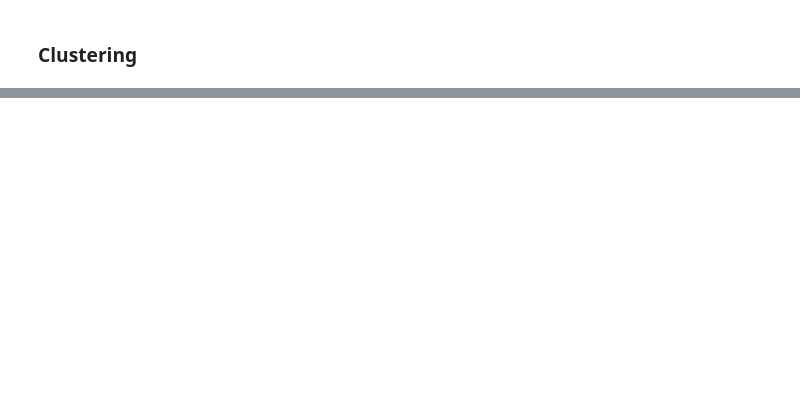
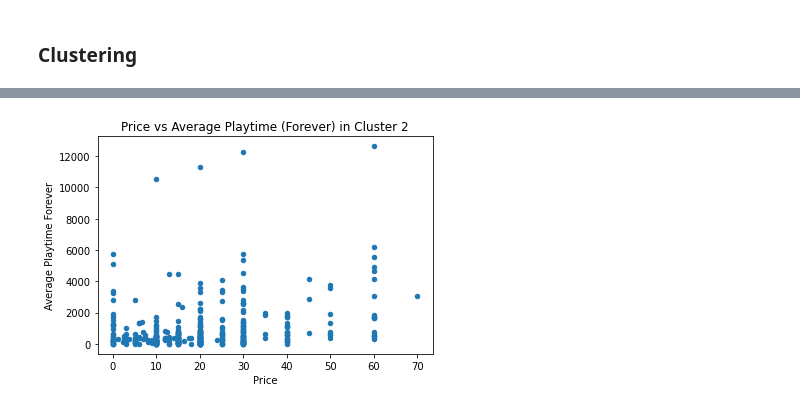
Before and after one commit to arina-sbz/games-cluster-analysis, a Jupyter notebook: games_analysis.ipynb, the cells around one changed output, grey strips where cells are left out. Drawn from its saved outputs; the diff is of its cells as text; code cells hidden in the pictures; blank space fills up the shorter version.

Commit message:
final cluster

```diff
--- a/games_analysis.ipynb
+++ b/games_analysis.ipynb
@@ -973,0 +1083,6 @@ ValueError: Length of values (30000) does not match length of index (69560)
+# %%
+# final_df = pd.merge(df, id_df, left_index=True, right_index=True)
+# final_df = pd.concat([df, id_df], axis=1)
+# final_df
+df["AppID"] = id_df["AppID"].to_numpy()
+df
@@ -975,0 +1120,5 @@ cluster_2_df = df[df["Cluster"] == 2]
+# %%
+cluster_2_df = cluster_2_df.merge(
+    df_before_dropping, how="inner", on="AppID", suffixes=("_cluster", "_original")
+)
+print(cluster_2_df.columns)
@@ -976 +1143,4 @@ cluster_2_df = df[df["Cluster"] == 2]
+# %%
+columns_to_drop = [col for col in cluster_2_df.columns if col.endswith("_cluster")]
+cluster_2_df = cluster_2_df.drop(columns=columns_to_drop)
 # %%
@@ -977,0 +1166,12 @@ cluster_2_df
+# %%
+cluster_2_df.plot(
+    kind="scatter",
+    x="Price_original",
+    y="Average playtime forever_original",
+    title="Price vs Average Playtime (Forever) in Cluster 2",
+)
+plt.xlabel("Price")
+plt.ylabel("Average Playtime Forever")
+plt.show()
+# %% [output]
+[figure, added]
```
Also changed, not shown: parts of 69 cells of this notebook, 1 other file.
